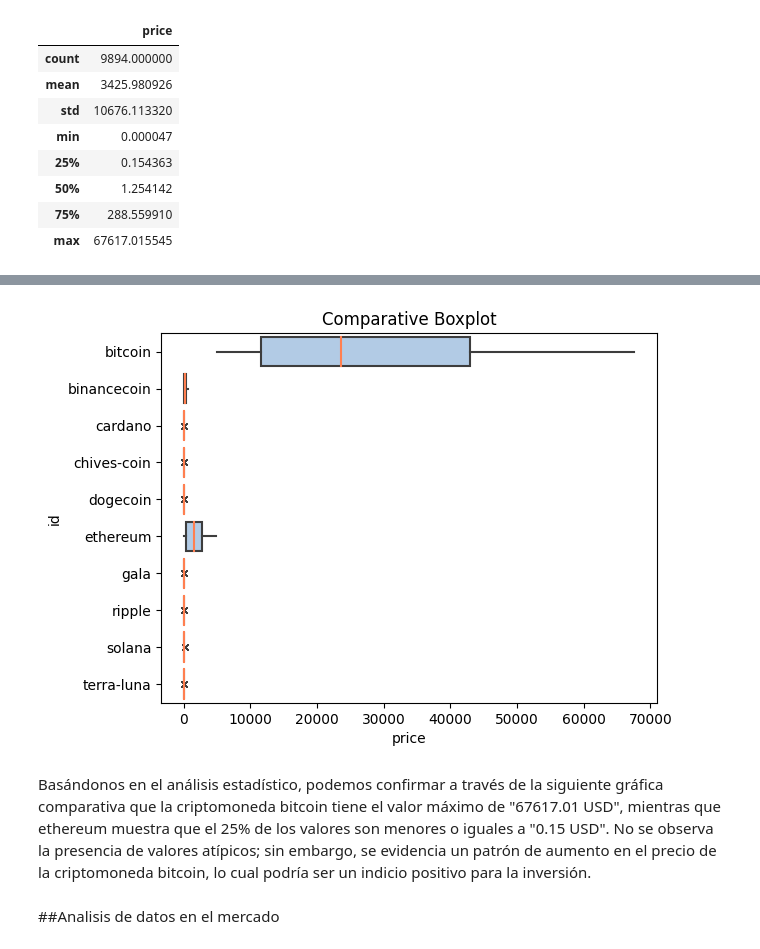
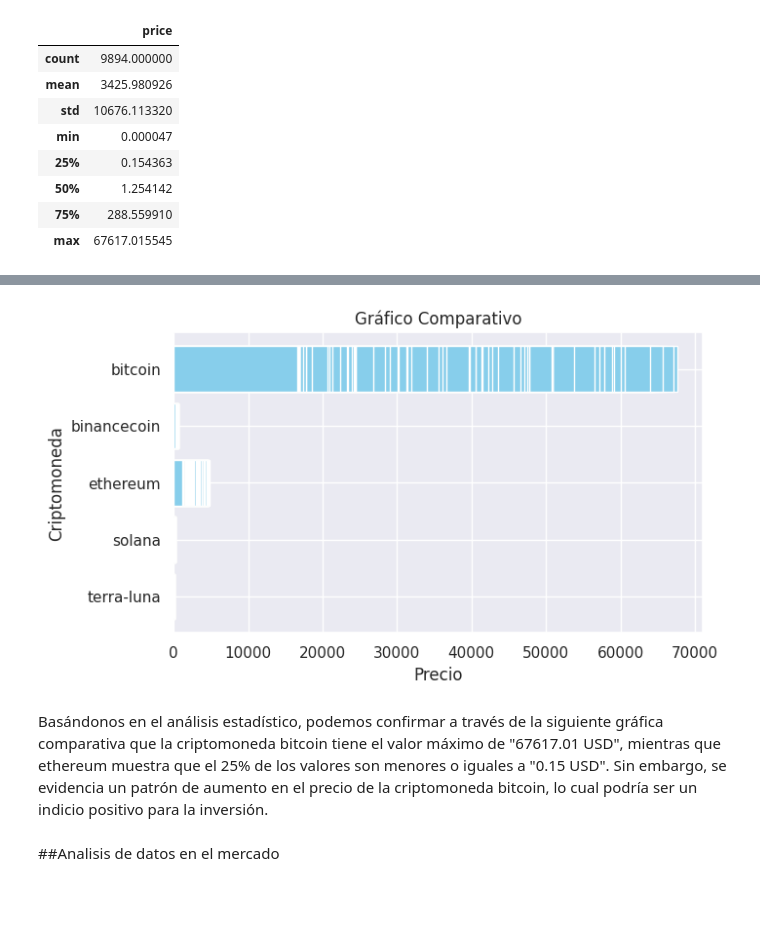
Before and after one commit to Leidypv/PI2-Rol_Data_Analyst, a Jupyter notebook: Market Cap/EDA.ipynb, the cells around one changed output, grey strips where cells are left out. Drawn from its saved outputs; the diff is of its cells as text; code cells hidden in the pictures; blank space fills up the shorter version.

```diff
--- a/Market Cap/EDA.ipynb
+++ b/Market Cap/EDA.ipynb
@@ -81,17 +70,27 @@ De acuerdo al resumen estadístico, observamos la amplia dispersión de los prec
-# %%
-sns.boxplot(
-    data=data, x="price", y="id",
-    showcaps=False,
-    flierprops={"marker": "x"},
-    boxprops={"facecolor": (.4, .6, .8, .5)},
-    medianprops={"color": "coral"},
-)
-plt.title("Comparative Boxplot")
-plt.show()
-# %% [output]
-[figure, removed]
+# %%
+import matplotlib.pyplot as plt
+
+# Filtrar el DataFrame para incluir solo las filas con valores de "precio" mayores que cero
+data = data[data['price'] > 30]
+
+plt.figure(figsize=(7, 4))
+
+# Utiliza el método bar de Matplotlib para crear el gráfico de barras
+plt.barh(data['id'], data['price'], color='skyblue')
+
+# Añade etiquetas y un título
+plt.ylabel('Criptomoneda')
+plt.xlabel('Precio')
+plt.title('Gráfico Comparativo')
+
+plt.gca().invert_yaxis()
+
+# Muestra el gráfico
+plt.show()
+# %% [output]
+[figure, added]
 # %% [markdown]
-Basándonos en el análisis estadístico, podemos confirmar a través de la siguiente gráfica comparativa que la criptomoneda bitcoin tiene el valor máximo de "67617.01 USD", mientras que ethereum muestra que el 25% de los valores son menores o iguales a "0.15 USD". No se observa la presencia de valores atípicos; sin embargo, se evidencia un patrón de aumento en el precio de la criptomoneda bitcoin, lo cual podría ser un indicio positivo para la inversión.
+Basándonos en el análisis estadístico, podemos confirmar a través de la siguiente gráfica comparativa que la criptomoneda bitcoin tiene el valor máximo de "67617.01 USD", mientras que ethereum muestra que el 25% de los valores son menores o iguales a "0.15 USD". Sin embargo, se evidencia un patrón de aumento en el precio de la criptomoneda bitcoin, lo cual podría ser un indicio positivo para la inversión.
 # %% [markdown]
 ##Analisis de datos en el mercado
 # %%
```
Also changed, not shown: parts of 11 cells of this notebook.
